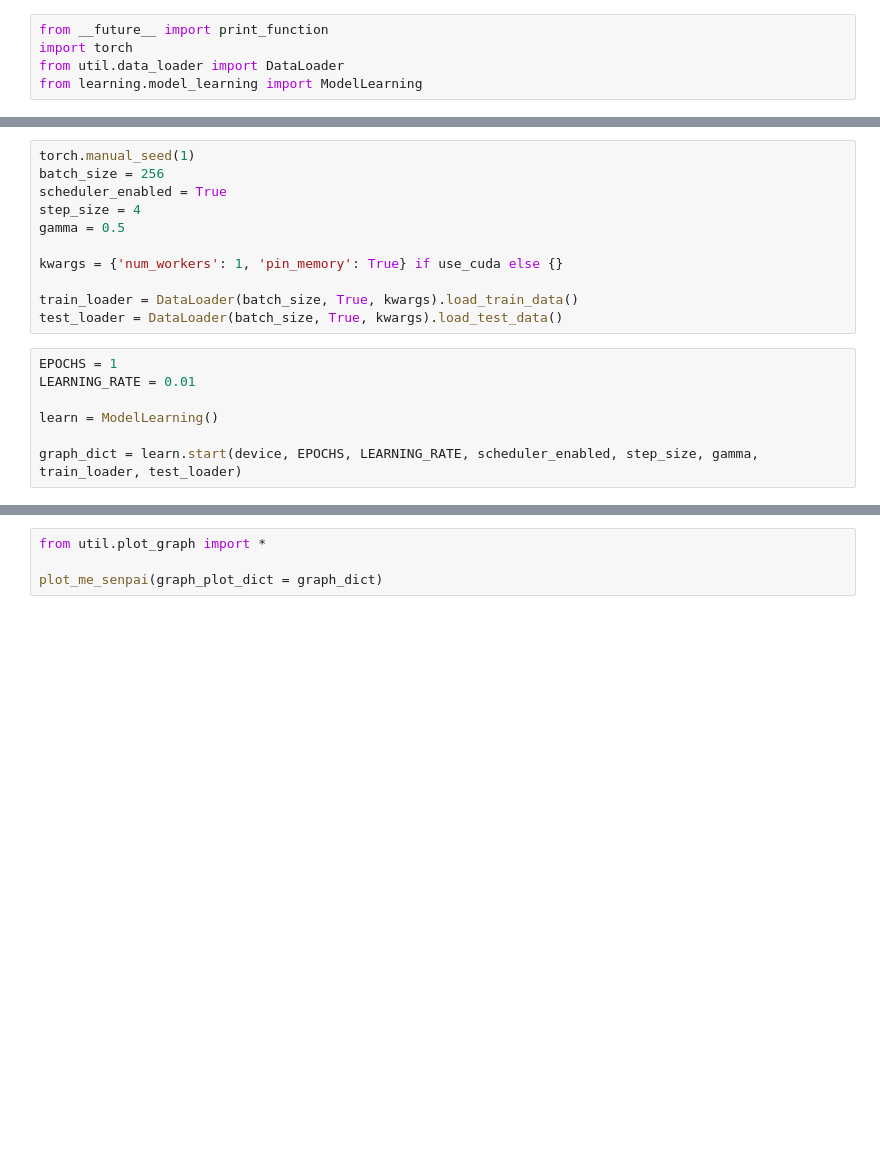
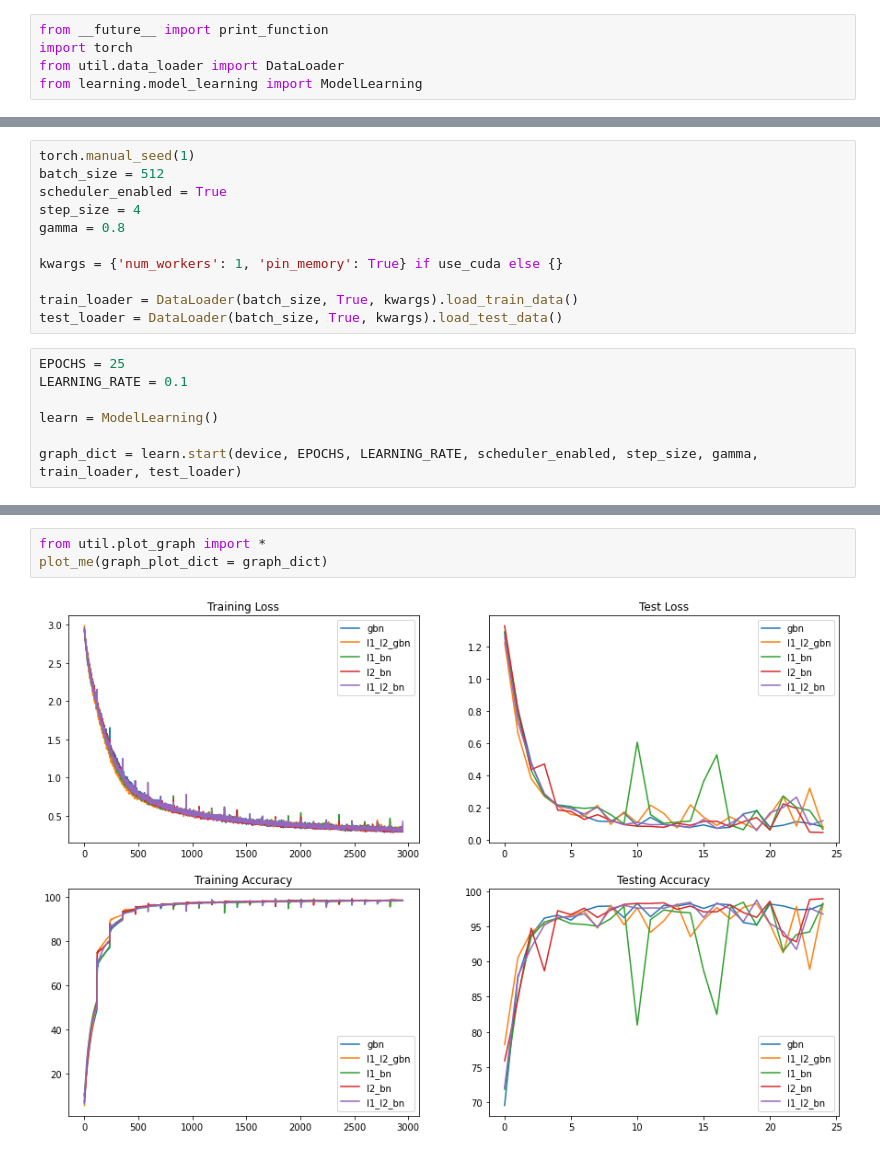
Before and after one commit to namanshrimali/TSAI_EVA, a Jupyter notebook: Assignment 6.ipynb, the cells around one changed output, grey strips where cells are left out. Drawn from its saved outputs; the diff is of its cells as text; blank space fills up the shorter version.

```diff
--- a/Assignment 6.ipynb
+++ b/Assignment 6.ipynb
@@ -14,17 +16,17 @@ Requirement already satisfied: torchsummary in c:\programdata\miniconda3\lib\sit
 # %%
 torch.manual_seed(1)
-batch_size = 256
+batch_size = 512
 scheduler_enabled = True
 step_size = 4
-gamma = 0.5
+gamma = 0.8
 
 kwargs = {'num_workers': 1, 'pin_memory': True} if use_cuda else {}
 
 train_loader = DataLoader(batch_size, True, kwargs).load_train_data()
 test_loader = DataLoader(batch_size, True, kwargs).load_test_data()
 # %%
-EPOCHS = 1
-LEARNING_RATE = 0.01
+EPOCHS = 25
+LEARNING_RATE = 0.1
 
 learn = ModelLearning()
 
@@ -32,4 +52,5 @@ graph_dict = learn.start(device, EPOCHS, LEARNING_RATE, scheduler_enabled, step_
 # %%
 from util.plot_graph import *
-
-plot_me_senpai(graph_plot_dict = graph_dict)
+plot_me(graph_plot_dict = graph_dict)
+# %% [output]
+[figure, added]
```
Also changed, not shown: parts of 2 cells of this notebook, 2 other files.
